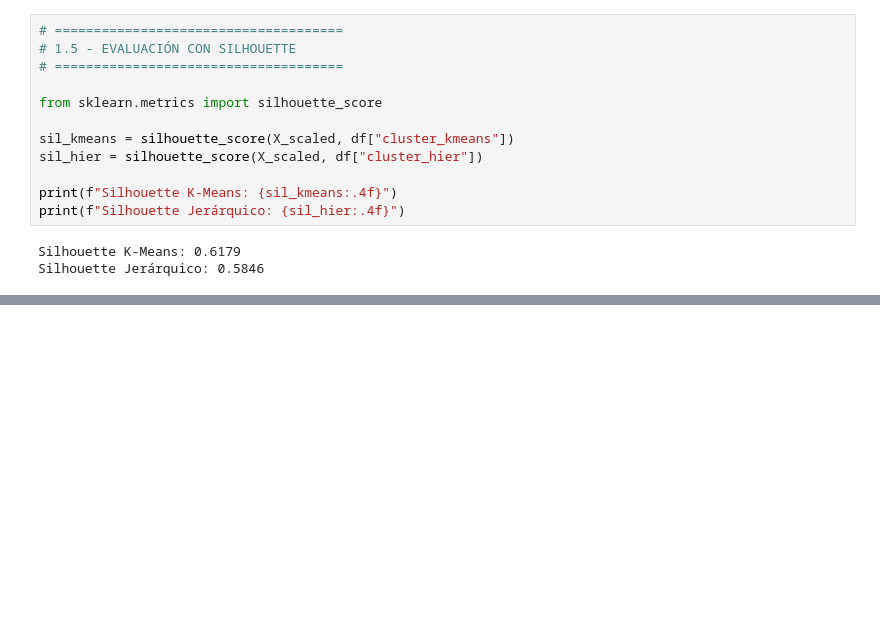
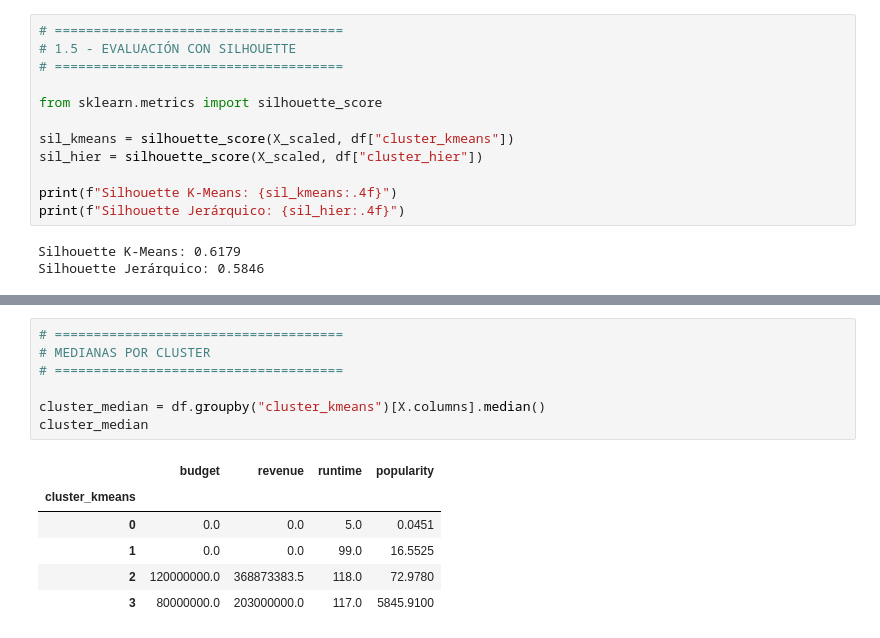
Before and after one commit to can23384/Lab2-Mineria, a Jupyter notebook: lab2.ipynb, the cells around one changed output, grey strips where cells are left out. Cells and saved outputs as stored; diff of their text form; blank space fills up the shorter version.

```diff
--- a/lab2.ipynb
+++ b/lab2.ipynb
@@ -326,0 +368,14 @@ Silhouette Jerárquico: 0.5846
+# %%
+# =====================================
+# MEDIANAS POR CLUSTER
+# =====================================
+
+cluster_median = df.groupby("cluster_kmeans")[X.columns].median()
+cluster_median
+# %% [output]
+|  | budget | revenue | runtime | popularity |
+| cluster_kmeans |  |  |  |  |
+| 0 | 0.0 | 0.0 | 5.0 | 0.0451 |
+| 1 | 0.0 | 0.0 | 99.0 | 16.5525 |
+| 2 | 120000000.0 | 368873383.5 | 118.0 | 72.9780 |
+| 3 | 80000000.0 | 203000000.0 | 117.0 | 5845.9100 |
```
Also changed, not shown: parts of 3 cells of this notebook.
